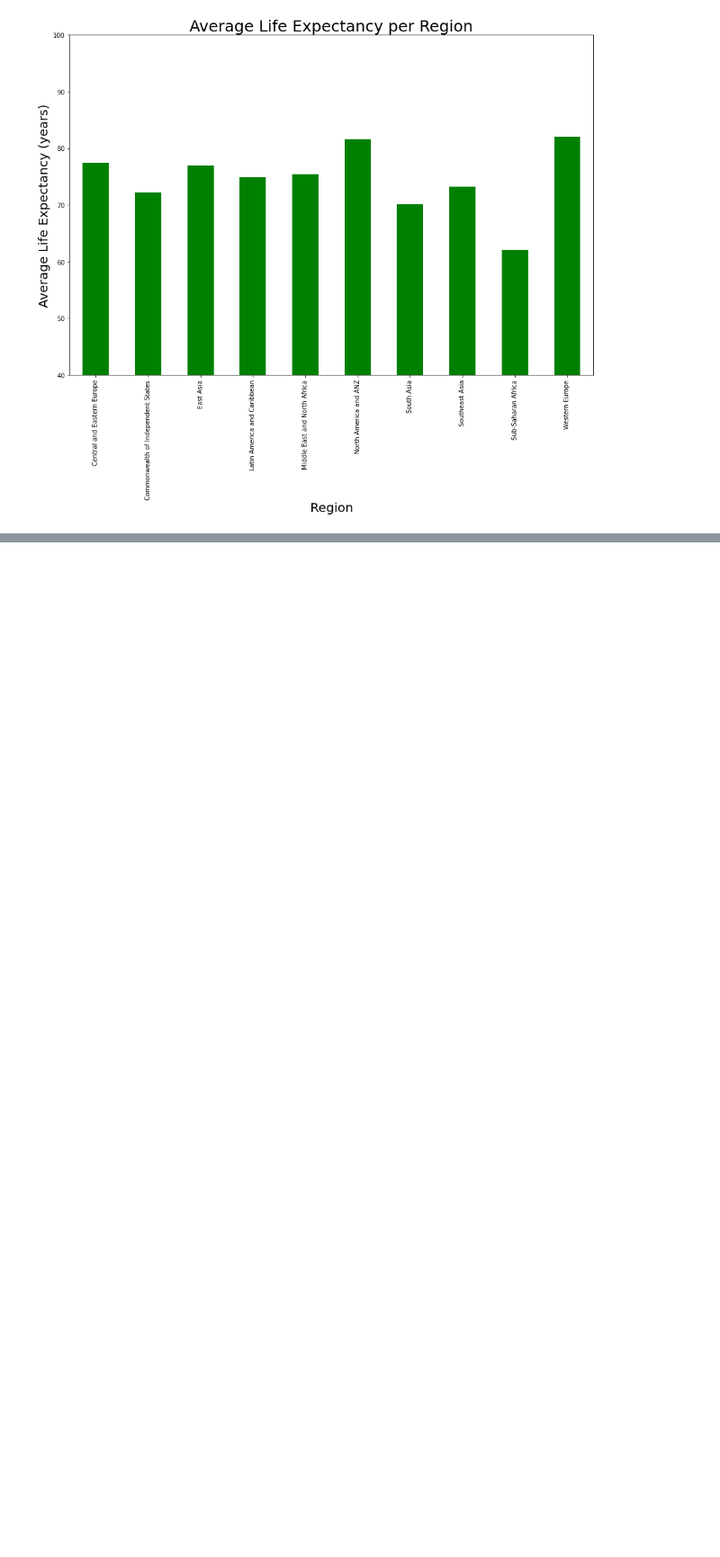
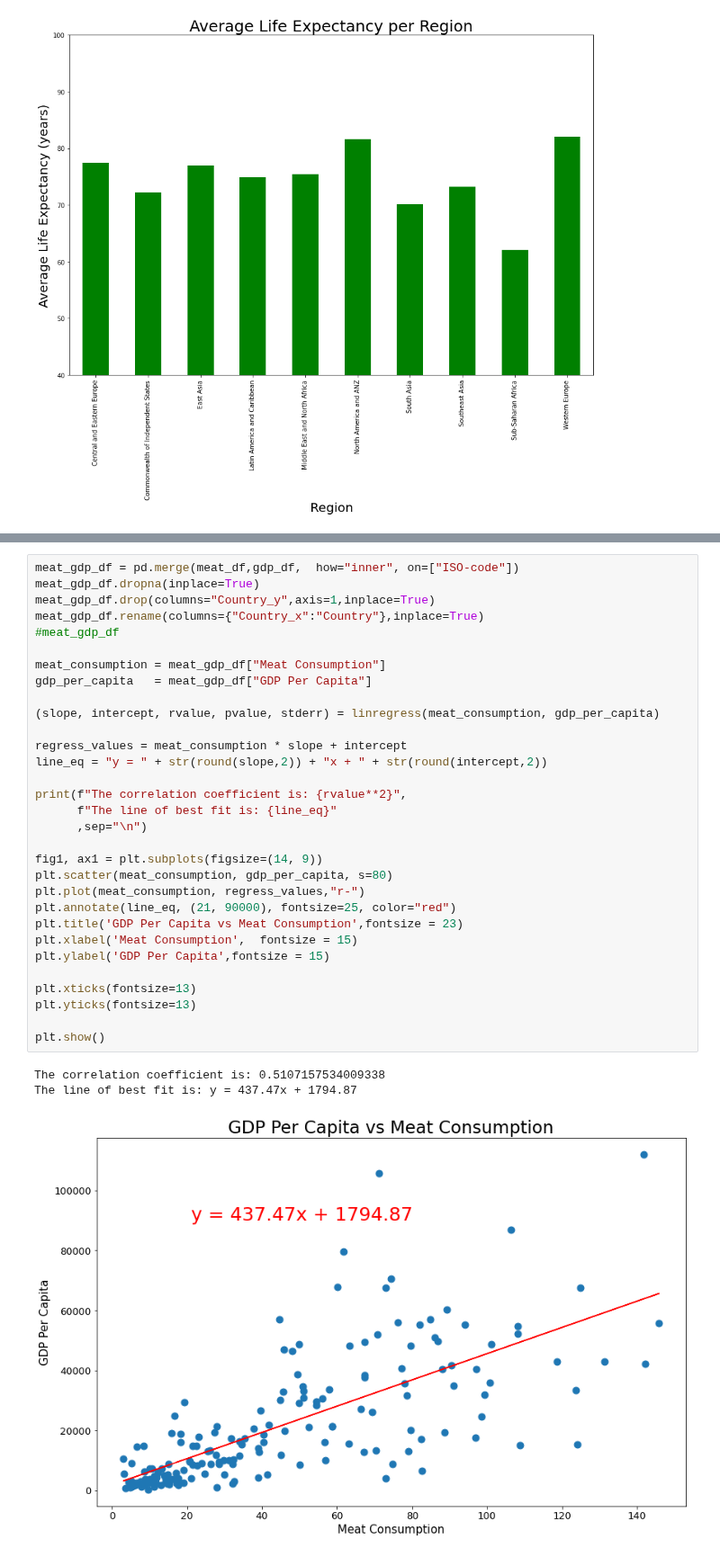
Before and after one commit to ermcgrew/bootcamp_project_one, a Jupyter notebook: data_analysis.ipynb, the cells around one changed output, grey strips where cells are left out. Shown at 90% size. Cells and saved outputs as stored; diff of their text form; blank space fills up the shorter version.

```diff
--- a/data_analysis.ipynb
+++ b/data_analysis.ipynb
@@ -845,0 +861,35 @@ plt.show()
+# %%
+meat_gdp_df = pd.merge(meat_df,gdp_df,  how="inner", on=["ISO-code"])
+meat_gdp_df.dropna(inplace=True)
+meat_gdp_df.drop(columns="Country_y",axis=1,inplace=True)
+meat_gdp_df.rename(columns={"Country_x":"Country"},inplace=True)
+#meat_gdp_df
+
+meat_consumption = meat_gdp_df["Meat Consumption"]
+gdp_per_capita   = meat_gdp_df["GDP Per Capita"]
+
+(slope, intercept, rvalue, pvalue, stderr) = linregress(meat_consumption, gdp_per_capita)
+
+regress_values = meat_consumption * slope + intercept
+line_eq = "y = " + str(round(slope,2)) + "x + " + str(round(intercept,2))
+
+print(f"The correlation coefficient is: {rvalue**2}",
+      f"The line of best fit is: {line_eq}"
+      ,sep="\n")
+
+fig1, ax1 = plt.subplots(figsize=(14, 9))
+plt.scatter(meat_consumption, gdp_per_capita, s=80)
+plt.plot(meat_consumption, regress_values,"r-")
+plt.annotate(line_eq, (21, 90000), fontsize=25, color="red")
+plt.title('GDP Per Capita vs Meat Consumption',fontsize = 23)
+plt.xlabel('Meat Consumption',  fontsize = 15)
+plt.ylabel('GDP Per Capita',fontsize = 15)
+
+plt.xticks(fontsize=13)
+plt.yticks(fontsize=13)
+
+plt.show()
+# %% [output]
+The correlation coefficient is: 0.5107157534009338
+The line of best fit is: y = 437.47x + 1794.87
+[figure, added]
```
Also changed, not shown: parts of 5 cells of this notebook.
